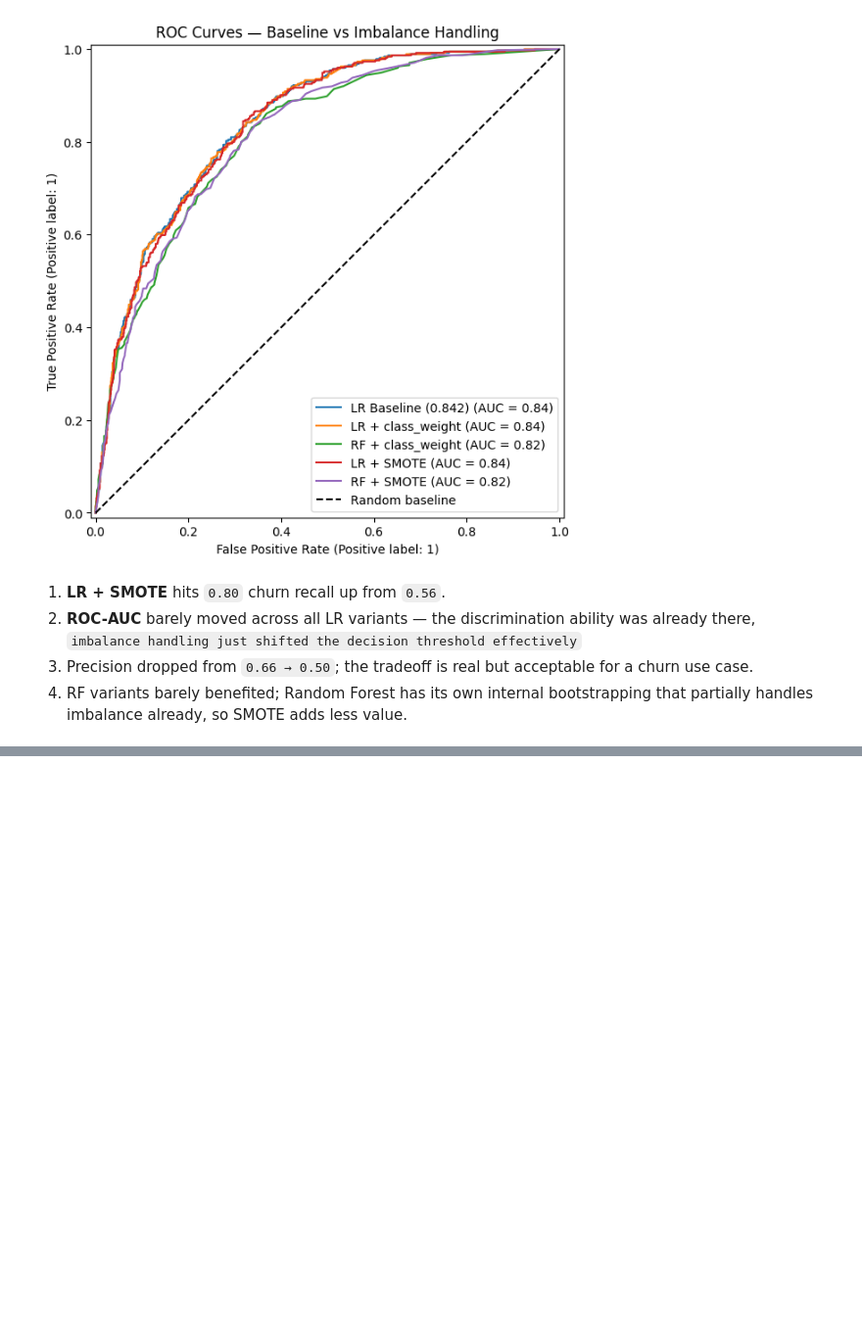
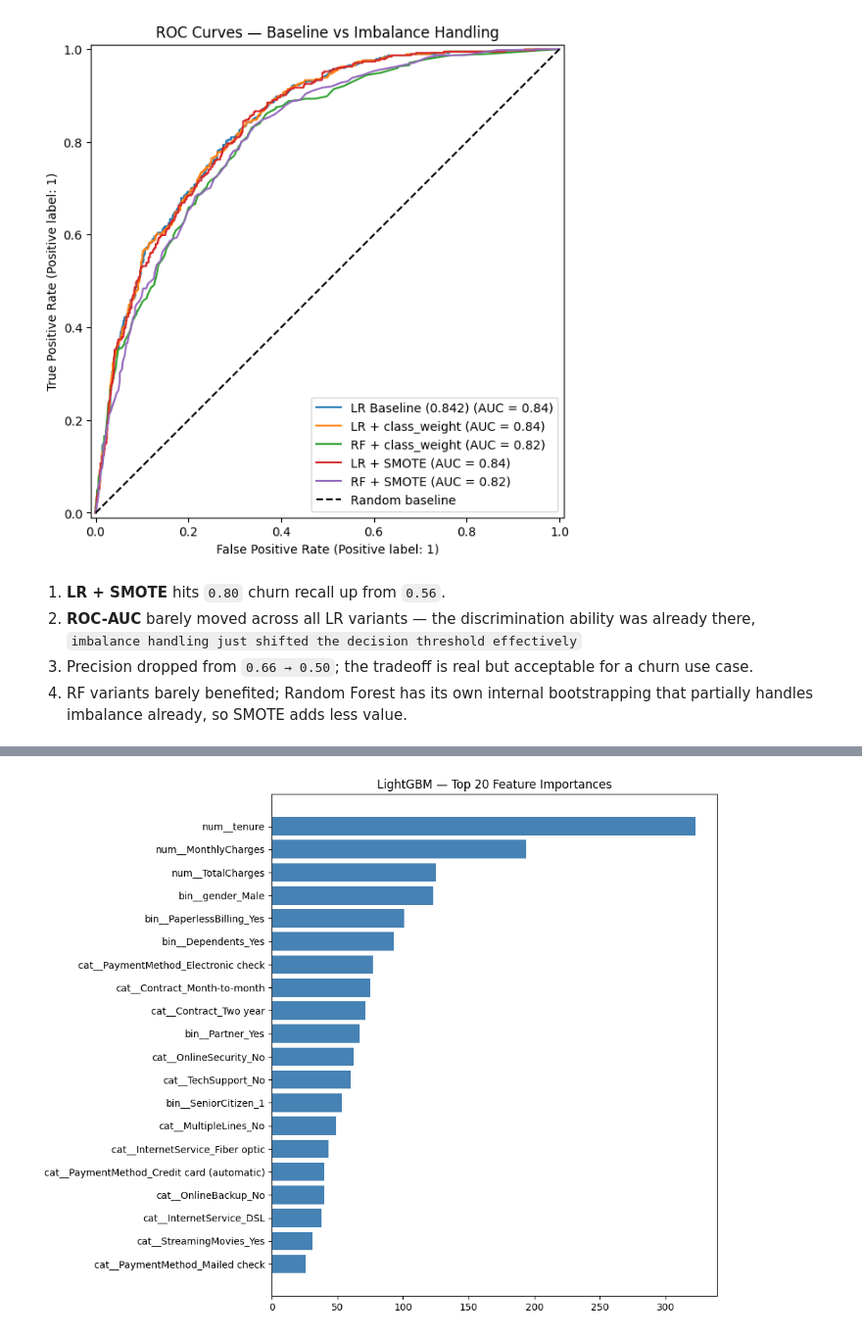
Before and after one commit to adityandandia/ml-from-scratch, a Jupyter notebook: Tabular ML/churn_eda.ipynb, the cells around one changed output, grey strips where cells are left out. Shown at 98% size. Saved outputs shown, nothing was run; the diff lists cells and outputs as text; code cells hidden in the pictures; blank space fills up the shorter version.

```diff
--- a/Tabular ML/churn_eda.ipynb
+++ b/Tabular ML/churn_eda.ipynb
@@ -478,0 +562,21 @@ plt.show()
+# %%
+import matplotlib.pyplot as plt
+
+# Extract the fitted LightGBM model from the pipeline
+fitted_lgbm = best_model.named_steps['model']
+
+# Get feature names after preprocessing
+feature_names = best_model.named_steps['preprocessor'].get_feature_names_out()
+
+# Plot top 20
+importances = fitted_lgbm.feature_importances_
+indices = np.argsort(importances)[-20:]
+
+plt.figure(figsize=(10, 8))
+plt.barh(range(len(indices)), importances[indices], color='steelblue')
+plt.yticks(range(len(indices)), [feature_names[i] for i in indices])
+plt.title("LightGBM — Top 20 Feature Importances")
+plt.tight_layout()
+plt.show()
+# %% [output]
+[figure, added]
```
Also changed, not shown: parts of 9 cells of this notebook, 1 other file.
